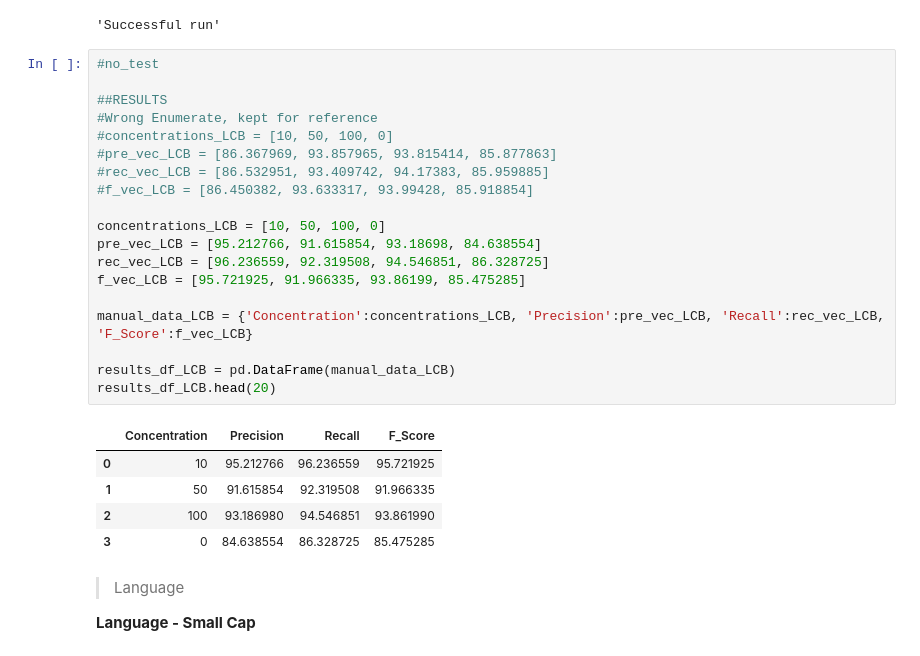
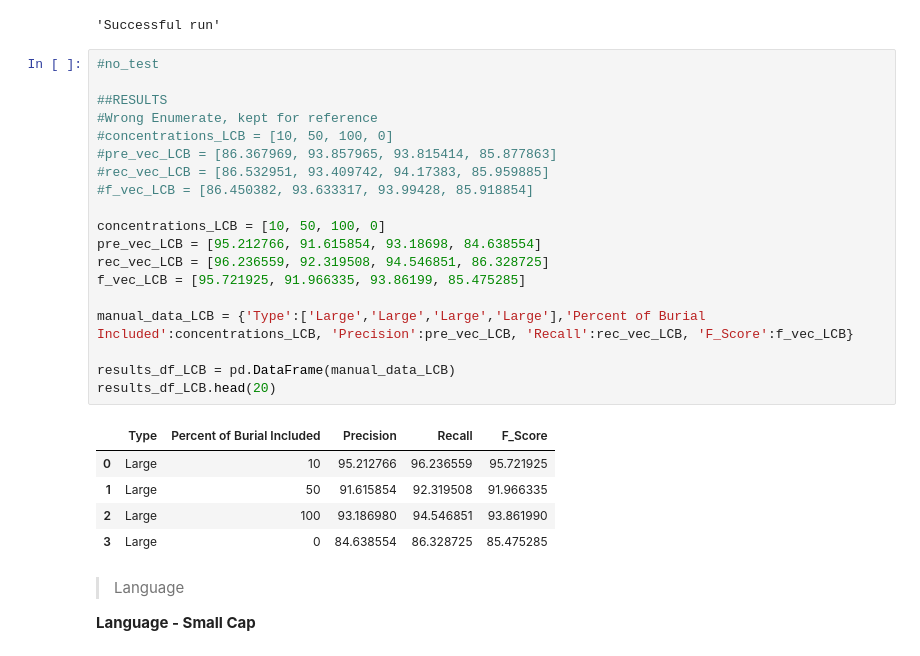
Before and after one commit to slavesocieties/ssda-nlp, a Jupyter notebook: 70-exhaustive-training.ipynb, the cells around one changed output. Cells and saved outputs as stored; diff of their text form.

```diff
--- a/70-exhaustive-training.ipynb
+++ b/70-exhaustive-training.ipynb
@@ -339,28 +339,28 @@ display('Successful run')
 # %%
 #no_test
 
 ##RESULTS
 #Wrong Enumerate, kept for reference
 #concentrations_LCB = [10, 50, 100, 0]
 #pre_vec_LCB = [86.367969, 93.857965, 93.815414, 85.877863]
 #rec_vec_LCB = [86.532951, 93.409742, 94.17383, 85.959885]
 #f_vec_LCB = [86.450382, 93.633317, 93.99428, 85.918854]
 
 concentrations_LCB = [10, 50, 100, 0]
 pre_vec_LCB = [95.212766, 91.615854, 93.18698, 84.638554]
 rec_vec_LCB = [96.236559, 92.319508, 94.546851, 86.328725]
 f_vec_LCB = [95.721925, 91.966335, 93.86199, 85.475285]
 
-manual_data_LCB = {'Concentration':concentrations_LCB, 'Precision':pre_vec_LCB, 'Recall':rec_vec_LCB, 'F_Score':f_vec_LCB}
+manual_data_LCB = {'Type':['Large','Large','Large','Large'],'Percent of Burial Included':concentrations_LCB, 'Precision':pre_vec_LCB, 'Recall':rec_vec_LCB, 'F_Score':f_vec_LCB}
 
 results_df_LCB = pd.DataFrame(manual_data_LCB)
 results_df_LCB.head(20)
 # %% [output]
-|  | Concentration | Precision | Recall | F_Score |
-| 0 | 10 | 95.212766 | 96.236559 | 95.721925 |
-| 1 | 50 | 91.615854 | 92.319508 | 91.966335 |
-| 2 | 100 | 93.186980 | 94.546851 | 93.861990 |
-| 3 | 0 | 84.638554 | 86.328725 | 85.475285 |
+|  | Type | Percent of Burial Included | Precision | Recall | F_Score |
+| 0 | Large | 10 | 95.212766 | 96.236559 | 95.721925 |
+| 1 | Large | 50 | 91.615854 | 92.319508 | 91.966335 |
+| 2 | Large | 100 | 93.186980 | 94.546851 | 93.861990 |
+| 3 | Large | 0 | 84.638554 | 86.328725 | 85.475285 |
 # %% [markdown]
 > Language
 
```
Also changed, not shown: parts of 6 cells of this notebook.
